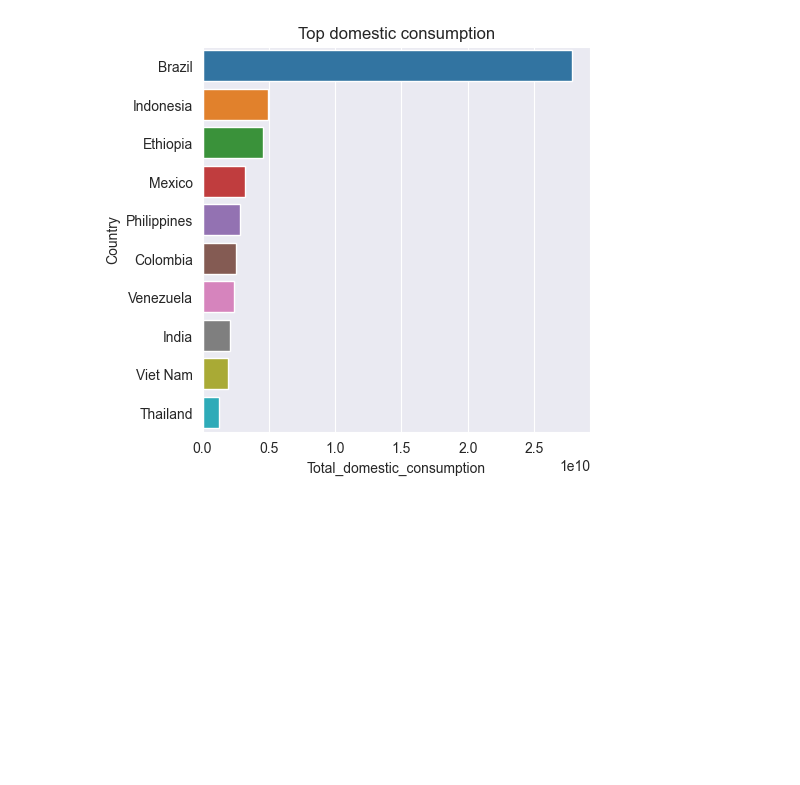
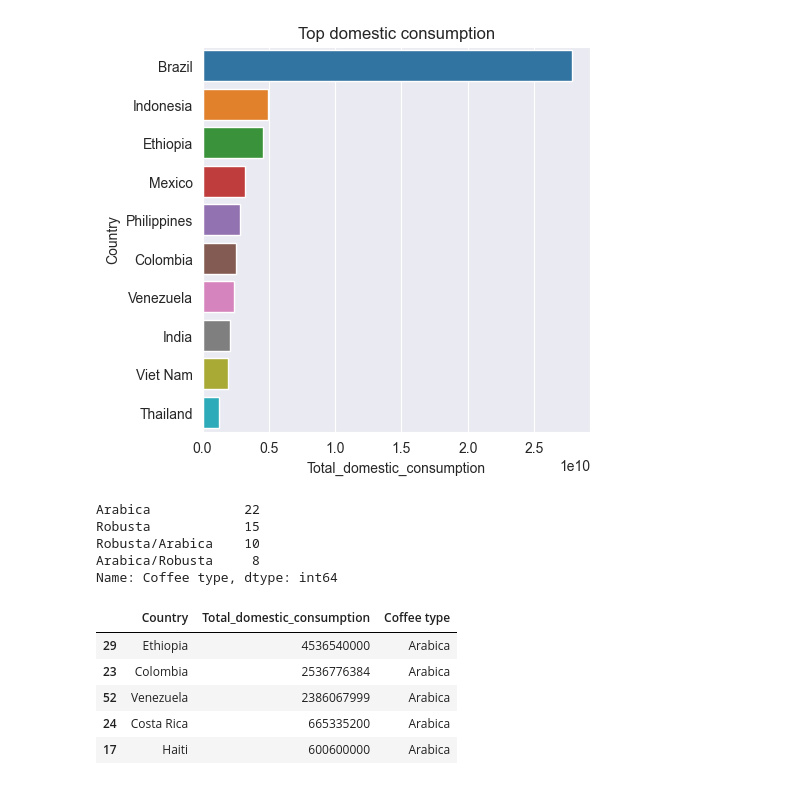
Before and after one commit to zklxx/Coffee_dataset_EDA, a Jupyter notebook: coffee.ipynb, the cells around one changed output. Saved outputs shown, nothing was run; the diff lists cells and outputs as text; code cells hidden in the pictures; blank space fills up the shorter version.

```diff
--- a/coffee.ipynb
+++ b/coffee.ipynb
@@ -186,3 +209,24 @@ g.set_title("Top domestic consumption")
 # %% [output]
 Text(0.5, 1.0, 'Top domestic consumption')
 [figure]
+# %%
+df_domestic_consumption['Coffee type'].value_counts()
+# %% [output]
+Arabica            22
+Robusta            15
+Robusta/Arabica    10
+Arabica/Robusta     8
+Name: Coffee type, dtype: int64
+# %%
+arabica_domestic_consumption = df_domestic_consumption[['Country', 'Total_domestic_consumption', 'Coffee type']].sort_values(by=['Total_domestic_consumption'], ascending=False)
+arabica_domestic_consumption.drop(arabica_domestic_consumption.loc[arabica_domestic_consumption['Coffee type'] == 'Arabica/Robusta'].index, inplace=True)
+arabica_domestic_consumption.drop(arabica_domestic_consumption.loc[arabica_domestic_consumption['Coffee type'] == 'Robusta'].index, inplace=True)
+arabica_domestic_consumption.drop(arabica_domestic_consumption.loc[arabica_domestic_consumption['Coffee type'] == 'Robusta/Arabica'].index, inplace=True)
+arabica_domestic_consumption.head(5)
+# %% [output]
+|  | Country | Total_domestic_consumption | Coffee type |
+| 29 | Ethiopia | 4536540000 | Arabica |
+| 23 | Colombia | 2536776384 | Arabica |
+| 52 | Venezuela | 2386067999 | Arabica |
+| 24 | Costa Rica | 665335200 | Arabica |
+| 17 | Haiti | 600600000 | Arabica |
```
Also changed, not shown: parts of 5 cells of this notebook.
